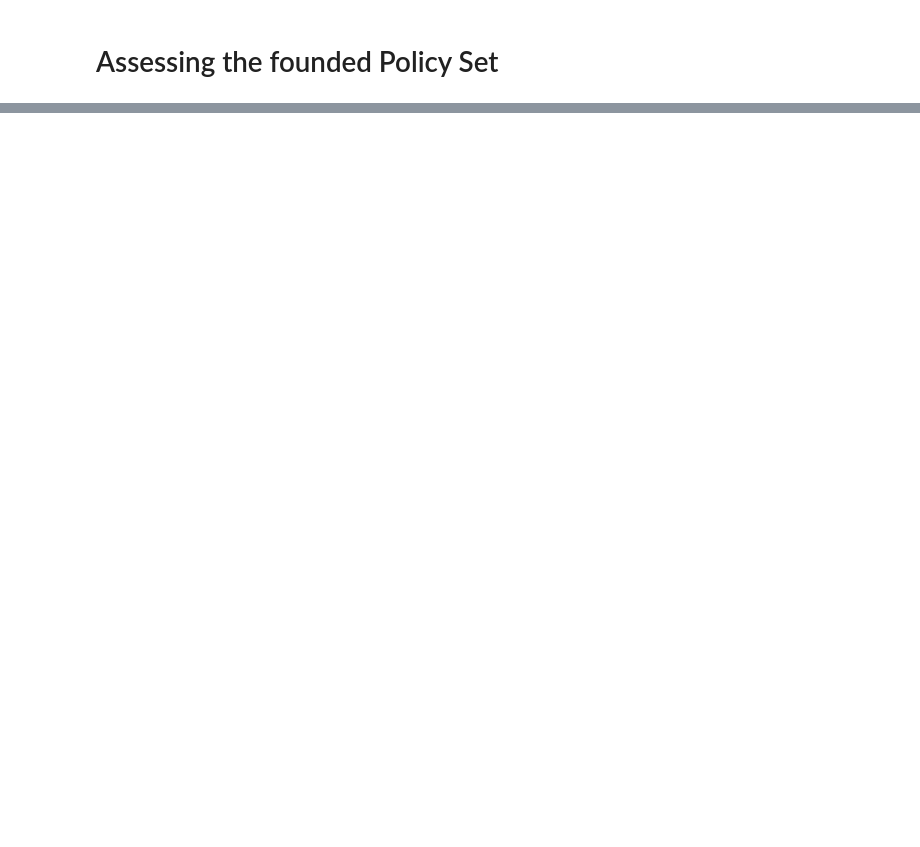
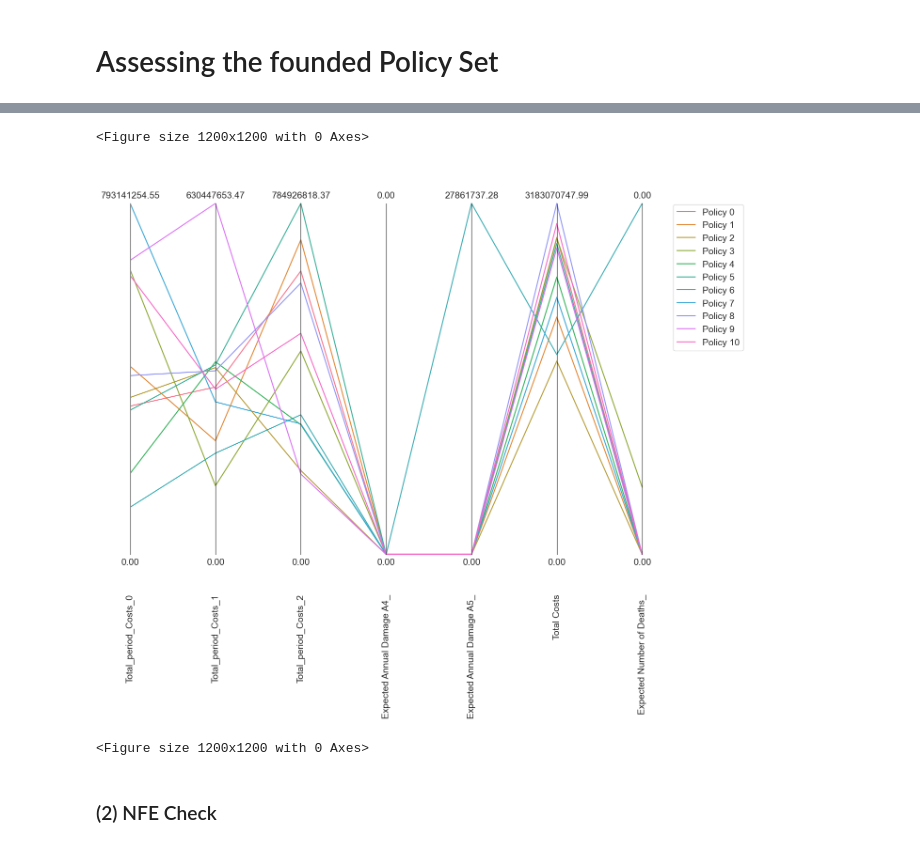
Before and after one commit to yhienz/epa141A_group3, a Jupyter notebook: final_ass_time_changed/Assessing_Policy_Set.ipynb, the cells around one changed output, grey strips where cells are left out. Cells and saved outputs as stored; diff of their text form; code cells hidden in the pictures; blank space fills up the shorter version.

```diff
--- a/final_ass_time_changed/Assessing_Policy_Set.ipynb
+++ b/final_ass_time_changed/Assessing_Policy_Set.ipynb
@@ -119,0 +173,10 @@ rf_policy_set
+# %%
+policy_set = rf_policy_set.loc[~rf_policy_set.iloc[:, 1:51].duplicated()]
+policies = policy_set.iloc[:,1:51]
+# %%
+from ema_workbench import Policy
+
+rcase_policies = []
+
+for i, policy in policies.iterrows():
+    rcase_policies.append(Policy(str(i), **policy.to_dict()))
@@ -140,0 +346,32 @@ KeyError: "None of [Index(['Total_period_Costs 0', 'Total_period_Costs 1', 'Tota
+# %%
+
+# Assuming WC_policy_set and model are already defined
+df_outcomes = rf_policy_set.loc[:, [o.name for o in model.outcomes]]
+ref_limits = parcoords.get_limits(df_outcomes)
+ref_limits.loc[0,df_outcomes.columns] = 0
+
+# Create a ParallelAxes object
+paraxes = parcoords.ParallelAxes(ref_limits)
+#
+# Generate a color palette
+colors = sns.color_palette('husl', len(rf_policy_set))
+
+#Plot each policy individually with a corresponding color and label
+for i, (index, row) in enumerate(rf_policy_set.iterrows()):
+
+        outcomes = row.loc[['Total_period_Costs_0','Total_period_Costs_1','Total_period_Costs_2','Expected Annual Damage A4_',
+                            'Expected Annual Damage A5_', 'Total Costs','Expected Number of Deaths_']]
+
+        paraxes.plot(outcomes.to_frame().T, color=colors[i], label=f'Policy {index}')
+
+# Add a legend to the plot
+paraxes.legend()
+
+# Set the figure size
+plt.figure(figsize=(12, 12))
+# %% [output]
+<Figure size 1200x1200 with 0 Axes>
+[figure, added]
+<Figure size 1200x1200 with 0 Axes>
+# %% [markdown]
+### (2) NFE Check
```
Also changed, not shown: parts of 40 cells of this notebook, 4 other files.
